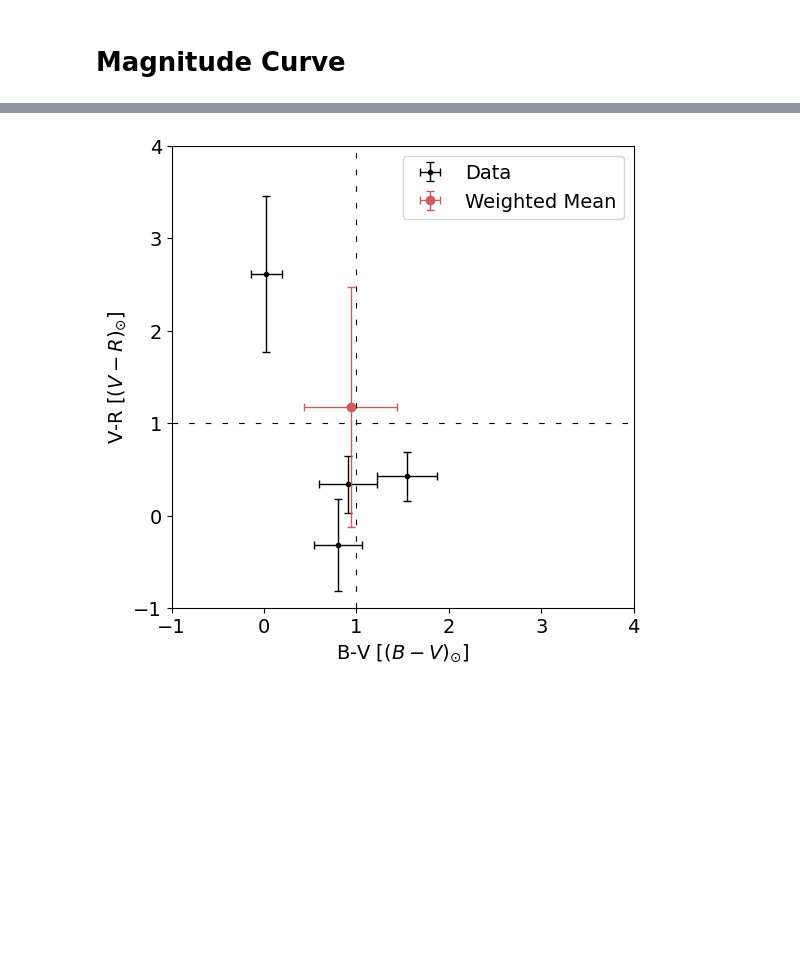
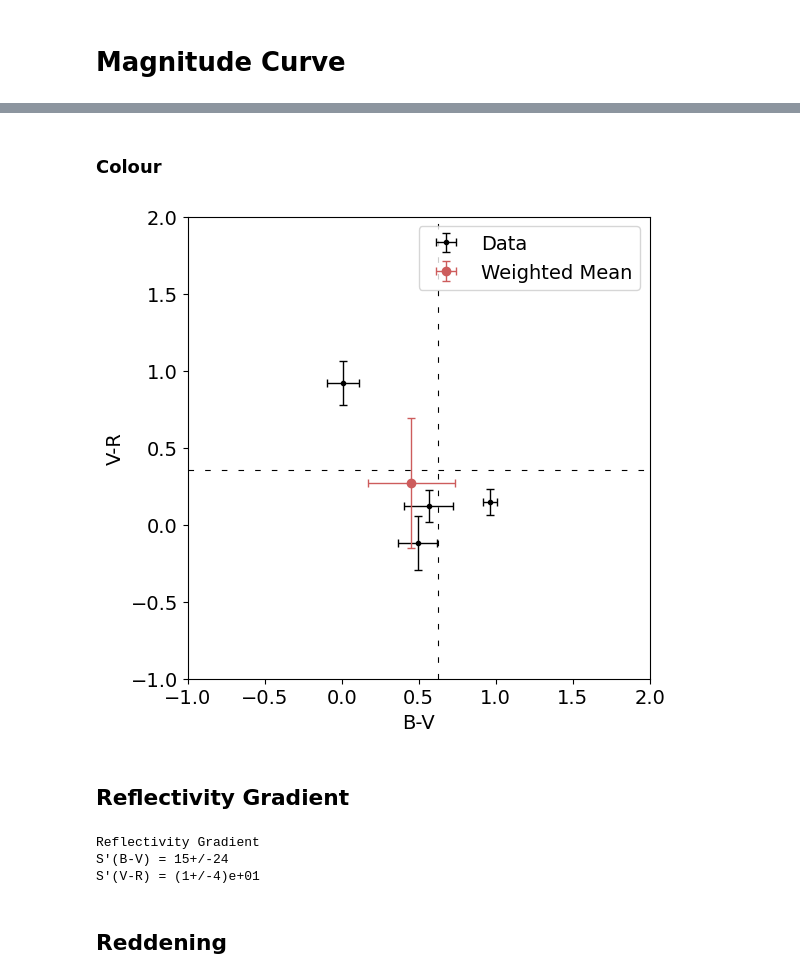
Before and after one commit to daraghhollman/Comet62P-Tsuchinshan, a Jupyter notebook: Scripts/aperturePhotometry.ipynb, the cells around one changed output, grey strips where cells are left out. Saved outputs shown, nothing was run; the diff lists cells and outputs as text; code cells hidden in the pictures; blank space fills up the shorter version.

```diff
--- a/Scripts/aperturePhotometry.ipynb
+++ b/Scripts/aperturePhotometry.ipynb
@@ -28,8 +28,8 @@ mpl.rcParams.update({'font.size': 14})
 # %% [markdown]
 # Finding ZeroPoint
 # %%
-Day = "Day17"
-day = "day17"
+Day = "Day14"
+day = "day14"
 
 vReducedDataPaths = natsorted(glob(f"../../Python/DataProducts/ReducedImages/{Day}/V/*"))[:-2]
 rReducedDataPaths = natsorted(glob(f"../../Python/DataProducts/ReducedImages/{Day}/R/*"))[:-2]
@@ -683,6 +743,6 @@ np.savetxt(f"../DataProducts/Colours/{Day}.txt", colourArray)
+# %% [markdown]
+### Colour
 # %%
-from statsmodels.stats.weightstats import DescrStatsW
-
 colourDataPaths = natsorted(glob("../DataProducts/Colours/*"))
 
 bvIndices = []
@@ -690,38 +750,44 @@ vrIndices = []
 
 bvErrors = []
 vrErrors = []
+
+# From Holmberg et al. 2006
+sunBV = 0.624
+sunVR = 0.354
 
 for path in colourDataPaths:
 
     bvIndex, vrIndex, bvError, vrError = np.loadtxt(path)
 
     bvIndices.append(bvIndex)
     vrIndices.append(vrIndex)
 
     bvErrors.append(bvError)
     vrErrors.append(vrError)
 
 fig, ax = plt.subplots(figsize=(6,6))
 
-ax.errorbar(bvIndices, vrIndices, xerr=bvErrors, yerr=vrErrors, fmt=".", capsize=3, lw=1, color="black", label="Data")
+ax.errorbar(bvIndices, vrIndices, xerr=bvErrors, yerr=vrErrors, fmt=".", capsize=3, lw=1, color="black", label="Data", zorder=5)
 #ax.scatter(np.average(bvIndices, weights=bvErrors), np.average(vrIndices, weights=vrErrors), color="indianred", label="Weighted Mean")
 
 weightedStatsBV = DescrStatsW(bvIndices, weights=bvErrors)
 weightedStatsVR = DescrStatsW(vrIndices, weights=vrErrors)
 
 ax.errorbar(weightedStatsBV.mean, weightedStatsVR.mean,
             xerr=weightedStatsBV.std, yerr=weightedStatsVR.std,
-            capsize=3, lw=1, color="indianred", fmt="o", label="Weighted Mean")
+            capsize=3, lw=1, color="indianred", fmt="o", label="Weighted Mean", zorder=10)
 
 
-plt.hlines([1], xmin=-1, xmax=4, color="black", ls=(0, (5, 10)), lw=0.8)
-plt.vlines([1], ymin=-1, ymax=4, color="black", ls=(0, (5, 10)), lw=0.8)
+plt.hlines([sunVR], xmin=-1, xmax=2, color="black", ls=(0, (5, 10)), lw=0.8)
+plt.vlines([sunBV], ymin=-1, ymax=2, color="black", ls=(0, (5, 10)), lw=0.8)
 
-ax.set_xlabel("B-V [$(B-V)_{\odot}$]")
-ax.set_ylabel("V-R [$(V-R)_{\odot}$]")
+ax.set_xlabel("B-V")
+ax.set_ylabel("V-R")
 ax.set_aspect("equal")
 ax.legend()
 ax.margins(0)
 plt.savefig("../../Writing/Thesis/images/colour_index.pdf", format="pdf", bbox_inches="tight")
 # %% [output]
-[figure, old version]
+[figure, new version]
+# %% [markdown]
+## Reflectivity Gradient
@@ -727,0 +801,25 @@ plt.savefig("../../Writing/Thesis/images/colour_index.pdf", format="pdf", bbox_i
+# %%
+from uncertainties import ufloat
+
+# From Holmberg et al. 2006
+sunBV = 0.624 # +/- 0.016
+sunVR = 0.354 # +/- 0.010
+
+bvComet = ufloat(weightedStatsBV.mean, weightedStatsBV.std)
+bvSun = ufloat(sunBV, 0.016)
+
+vrComet = ufloat(weightedStatsVR.mean, weightedStatsVR.std)
+vrSun = ufloat(sunVR, 0.01)
+
+bvReflectivity = ReflectivityGradient(4450, 5510, bvComet, bvSun)
+vrReflectivity = ReflectivityGradient(5510, 6580, vrComet, vrSun)
+
+print("Reflectivity Gradient")
+print(f"S'(B-V) = {bvReflectivity}")
+print(f"S'(V-R) = {vrReflectivity}")
+# %% [output]
+Reflectivity Gradient
+S'(B-V) = 15+/-24
+S'(V-R) = (1+/-4)e+01
+# %% [markdown]
+## Reddening
```
Also changed, not shown: parts of 18 cells of this notebook, 2 other files.
